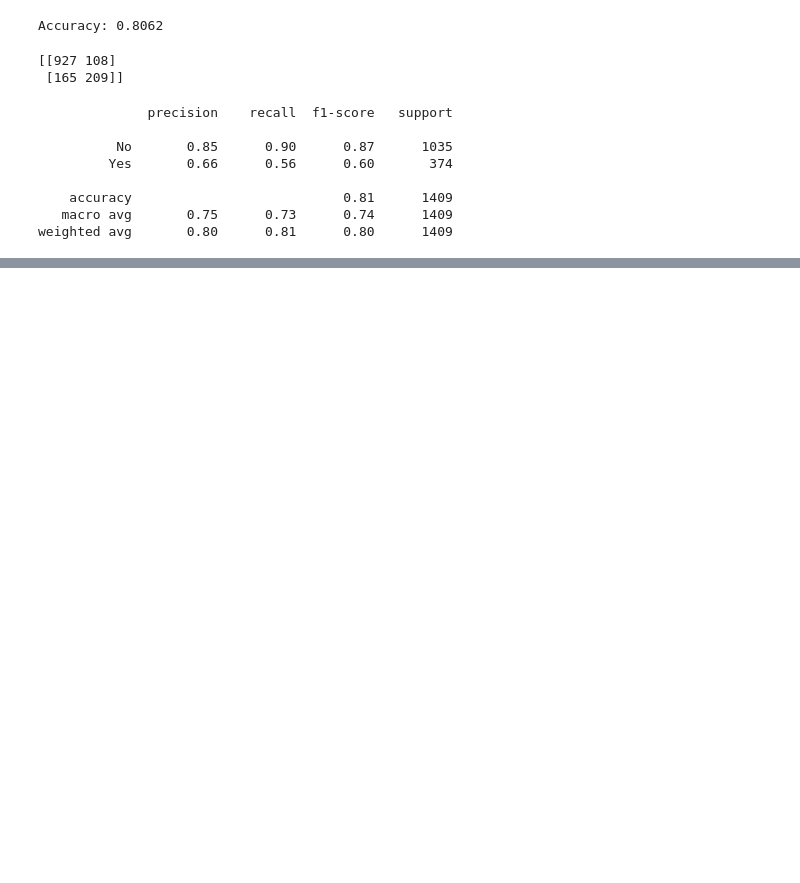
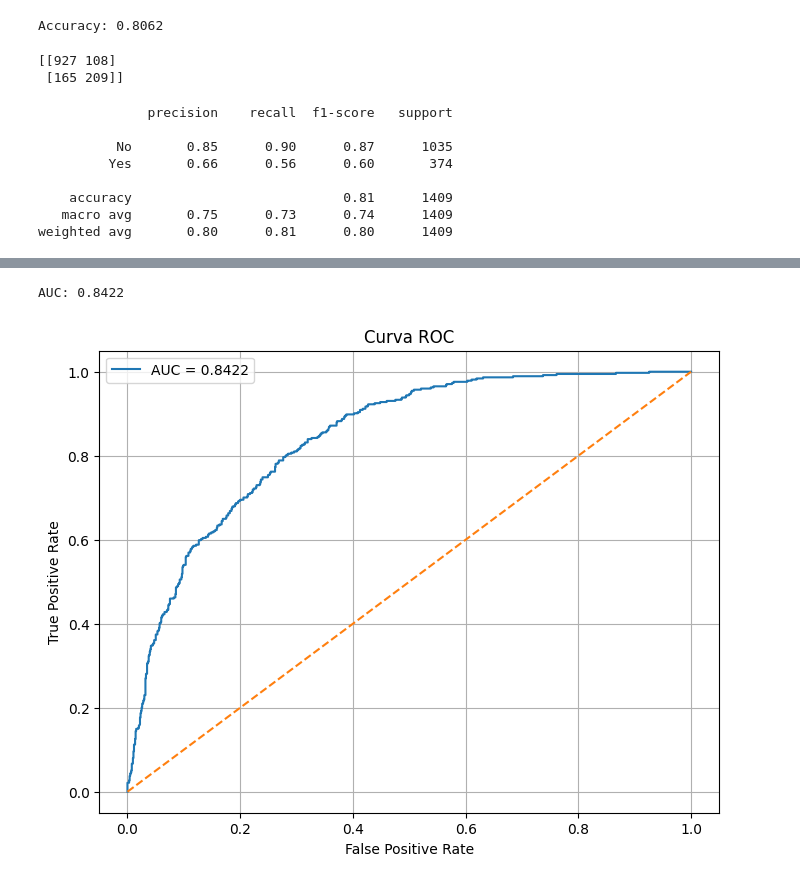
Before and after one commit to MoroniAg/DataScienceProjects, a Jupyter notebook: customer_churn_project/customer_churn.ipynb, the cells around one changed output, grey strips where cells are left out. Cells and saved outputs as stored; diff of their text form; code cells hidden in the pictures; blank space fills up the shorter version.

```diff
--- a/customer_churn_project/customer_churn.ipynb
+++ b/customer_churn_project/customer_churn.ipynb
@@ -727,0 +756,28 @@ weighted avg       0.80      0.81      0.80      1409
+# %%
+from sklearn.metrics import roc_curve, roc_auc_score
+import matplotlib.pyplot as plt
+
+# Probabilidades de churn
+y_proba = model.predict_proba(X_test_scaled)[:, 1]
+
+# Calcular curva ROC
+fpr, tpr, thresholds = roc_curve(y_test, y_proba, pos_label="Yes")
+
+# Calcular AUC
+auc = roc_auc_score(y_test, y_proba)
+
+print(f"AUC: {auc:.4f}")
+
+# Graficar
+plt.figure(figsize=(8,6))
+plt.plot(fpr, tpr, label=f"AUC = {auc:.4f}")
+plt.plot([0,1], [0,1], linestyle="--")
+plt.xlabel("False Positive Rate")
+plt.ylabel("True Positive Rate")
+plt.title("Curva ROC")
+plt.legend()
+plt.grid(True)
+plt.show()
+# %% [output]
+AUC: 0.8422
+[figure, added]
```
Also changed, not shown: parts of 4 cells of this notebook.
